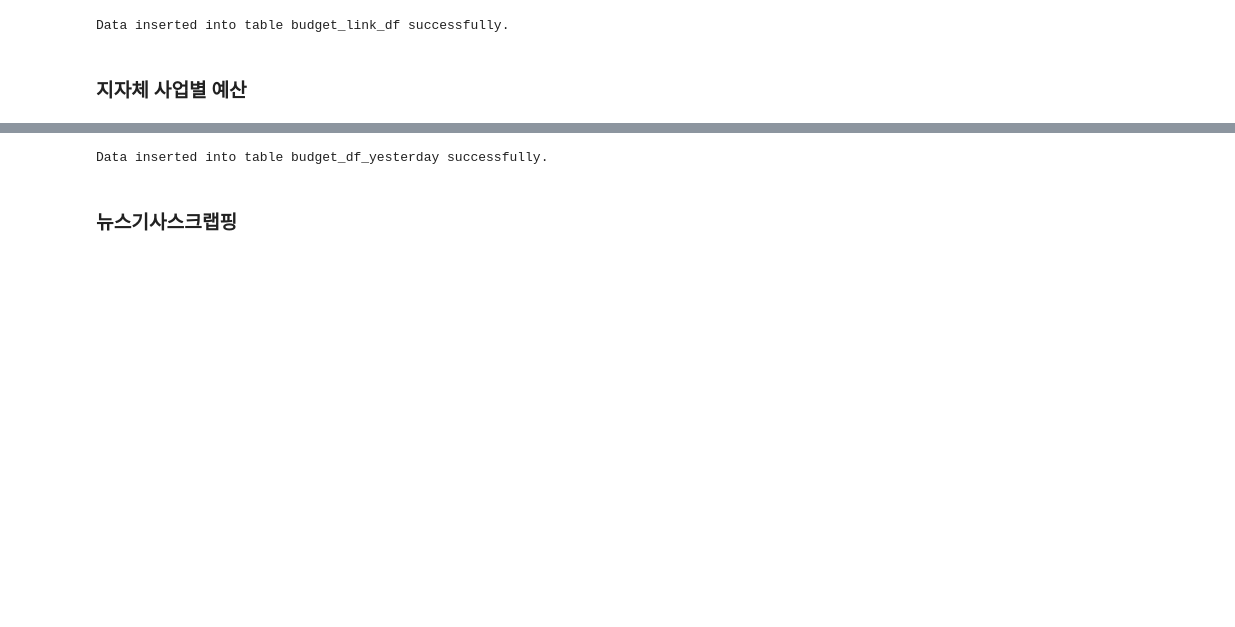
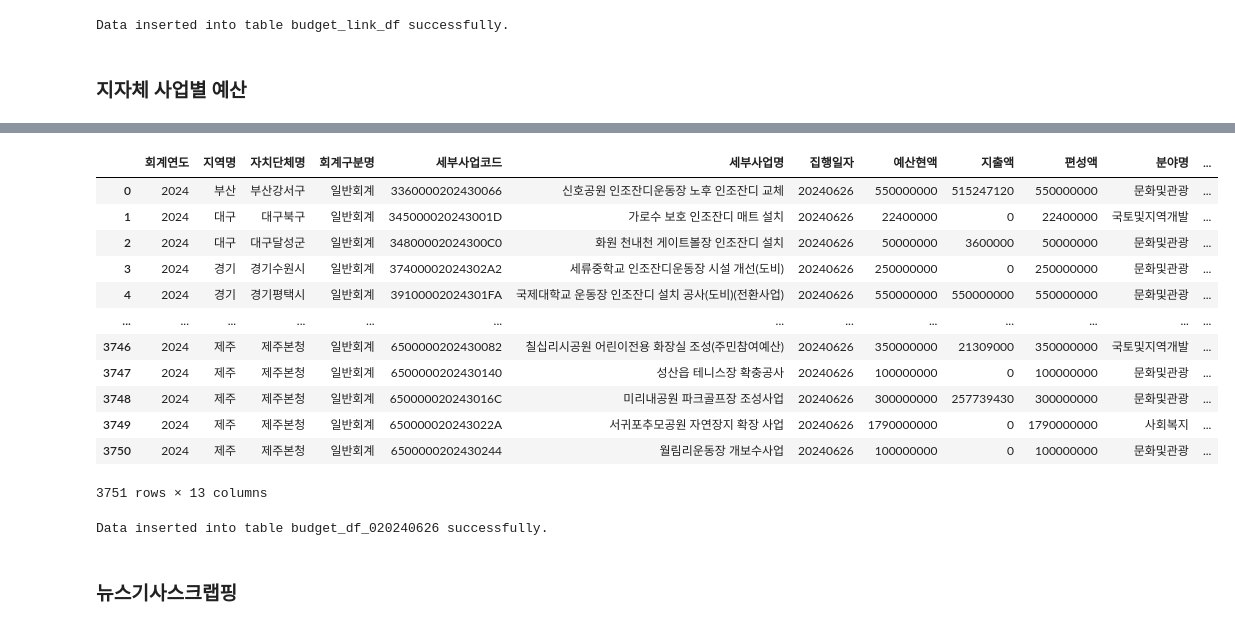
Before and after one commit to kkwann/mido_project, a Jupyter notebook: Data_collection.ipynb, the cells around one changed output, grey strips where cells are left out. Saved outputs shown, nothing was run; the diff lists cells and outputs as text; code cells hidden in the pictures; blank space fills up the shorter version.

```diff
--- a/Data_collection.ipynb
+++ b/Data_collection.ipynb
@@ -1062,9 +1048,25 @@ bid_budget_df_fin.to_csv('C:/py_src/midoproject/data/budget_df_20240625.csv', in
 # %%
-bid_budget_df_fin = pd.read_csv('C:/py_src/midoproject/data/budget_df_20240625.csv')
+bid_budget_df_fin = pd.read_csv('C:/py_src/midoproject/data/budget_df_20240626.csv')
+# %%
+bid_budget_df_fin
+# %% [output]
+|  | 회계연도 | 지역명 | 자치단체명 | 회계구분명 | 세부사업코드 | 세부사업명 | 집행일자 | 예산현액 | 지출액 | 편성액 | 분야명 | ... |
+| 0 | 2024 | 부산 | 부산강서구 | 일반회계 | 3360000202430066 | 신호공원 인조잔디운동장 노후 인조잔디 교체 | 20240626 | 550000000 | 515247120 | 550000000 | 문화및관광 | ... |
+| 1 | 2024 | 대구 | 대구북구 | 일반회계 | 345000020243001D | 가로수 보호 인조잔디 매트 설치 | 20240626 | 22400000 | 0 | 22400000 | 국토및지역개발 | ... |
+| 2 | 2024 | 대구 | 대구달성군 | 일반회계 | 34800002024300C0 | 화원 천내천 게이트볼장 인조잔디 설치 | 20240626 | 50000000 | 3600000 | 50000000 | 문화및관광 | ... |
+| 3 | 2024 | 경기 | 경기수원시 | 일반회계 | 37400002024302A2 | 세류중학교 인조잔디운동장 시설 개선(도비) | 20240626 | 250000000 | 0 | 250000000 | 문화및관광 | ... |
+| 4 | 2024 | 경기 | 경기평택시 | 일반회계 | 39100002024301FA | 국제대학교 운동장 인조잔디 설치 공사(도비)(전환사업) | 20240626 | 550000000 | 550000000 | 550000000 | 문화및관광 | ... |
+| ... | ... | ... | ... | ... | ... | ... | ... | ... | ... | ... | ... | ... |
+| 3746 | 2024 | 제주 | 제주본청 | 일반회계 | 6500000202430082 | 칠십리시공원 어린이전용 화장실 조성(주민참여예산) | 20240626 | 350000000 | 21309000 | 350000000 | 국토및지역개발 | ... |
+| 3747 | 2024 | 제주 | 제주본청 | 일반회계 | 6500000202430140 | 성산읍 테니스장 확충공사 | 20240626 | 100000000 | 0 | 100000000 | 문화및관광 | ... |
+| 3748 | 2024 | 제주 | 제주본청 | 일반회계 | 650000020243016C | 미리내공원 파크골프장 조성사업 | 20240626 | 300000000 | 257739430 | 300000000 | 문화및관광 | ... |
+| 3749 | 2024 | 제주 | 제주본청 | 일반회계 | 650000020243022A | 서귀포추모공원 자연장지 확장 사업 | 20240626 | 1790000000 | 0 | 1790000000 | 사회복지 | ... |
+| 3750 | 2024 | 제주 | 제주본청 | 일반회계 | 6500000202430244 | 월림리운동장 개보수사업 | 20240626 | 100000000 | 0 | 100000000 | 문화및관광 | ... |
+3751 rows × 13 columns
 # %%
-save_dataframe_to_bigquery(bid_budget_df_fin,'budget','budget_df_yesterday',bigquerykey_path)
+save_dataframe_to_bigquery(bid_budget_df_fin,'budget','budget_df_020240626',bigquerykey_path)
 # %% [output]
-Data inserted into table budget_df_yesterday successfully.
+Data inserted into table budget_df_020240626 successfully.
 # %% [markdown]
 ### 뉴스기사스크랩핑
 # %% [markdown]
```
Also changed, not shown: parts of 7 cells of this notebook, 4 other files.
